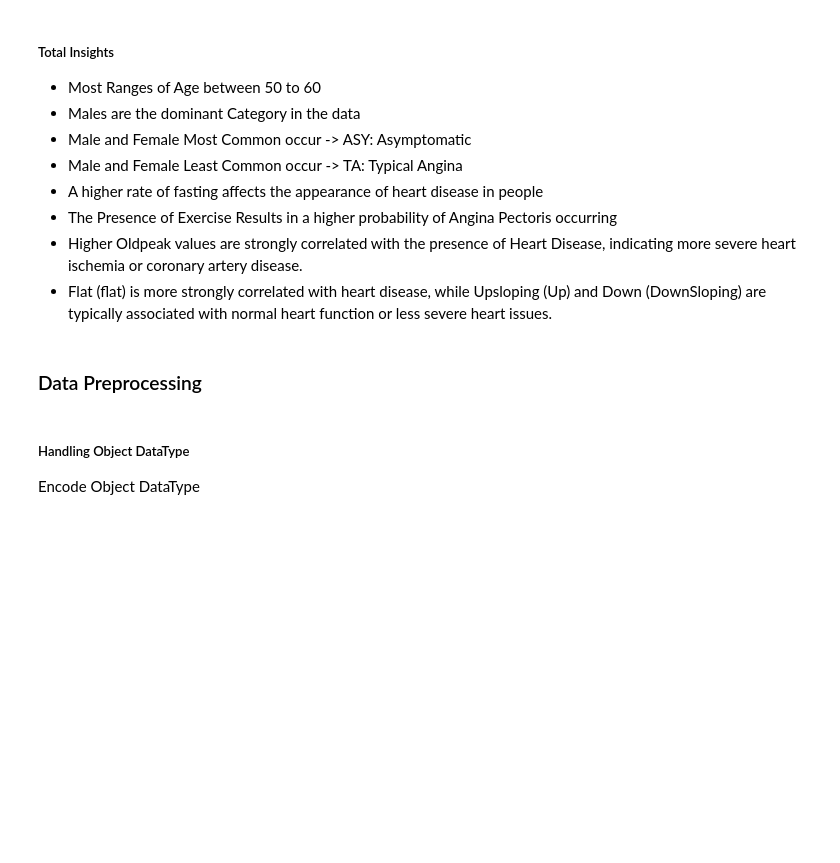
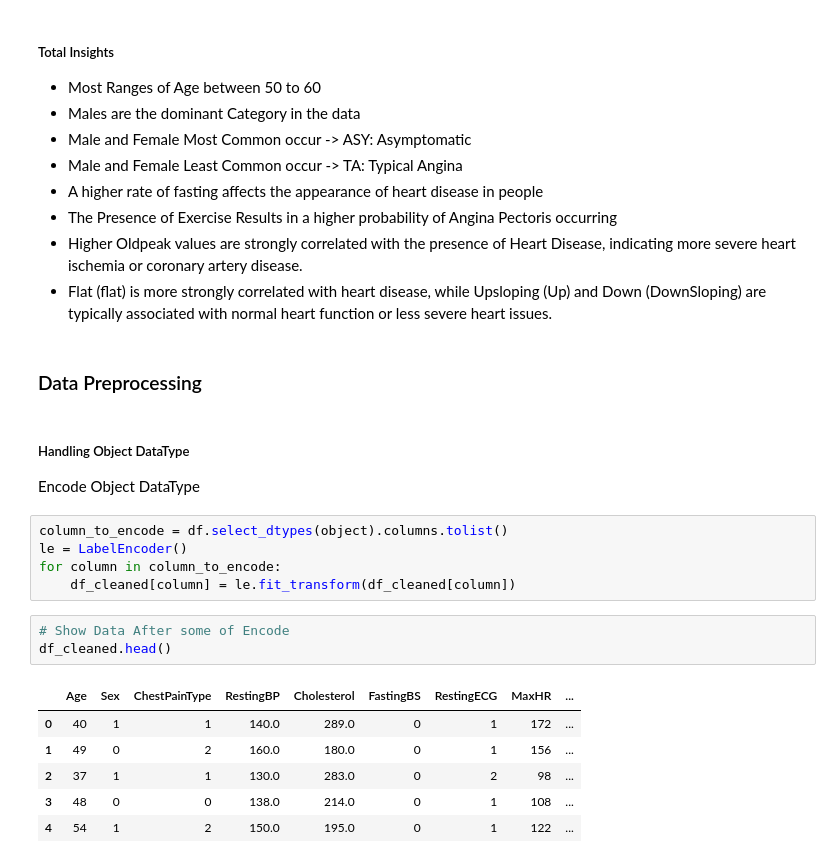
Before and after one commit to pjaiswalusf/Heart-Failure-Prediction, a Jupyter notebook: HeartFailurePrediction.ipynb, the cells around one changed output. Saved outputs shown, nothing was run; the diff lists cells and outputs as text; blank space fills up the shorter version.

```diff
--- a/HeartFailurePrediction.ipynb
+++ b/HeartFailurePrediction.ipynb
@@ -544,3 +544,18 @@ plt.show()
 ##### Handling Object DataType
 
 Encode Object DataType
+# %%
+column_to_encode = df.select_dtypes(object).columns.tolist()
+le = LabelEncoder()
+for column in column_to_encode:
+    df_cleaned[column] = le.fit_transform(df_cleaned[column])
+# %%
+# Show Data After some of Encode
+df_cleaned.head()
+# %% [output]
+|  | Age | Sex | ChestPainType | RestingBP | Cholesterol | FastingBS | RestingECG | MaxHR | ... |
+| 0 | 40 | 1 | 1 | 140.0 | 289.0 | 0 | 1 | 172 | ... |
+| 1 | 49 | 0 | 2 | 160.0 | 180.0 | 0 | 1 | 156 | ... |
+| 2 | 37 | 1 | 1 | 130.0 | 283.0 | 0 | 2 | 98 | ... |
+| 3 | 48 | 0 | 0 | 138.0 | 214.0 | 0 | 1 | 108 | ... |
+| 4 | 54 | 1 | 2 | 150.0 | 195.0 | 0 | 1 | 122 | ... |
```
Also changed, not shown: parts of 21 cells of this notebook, 11 other files.
